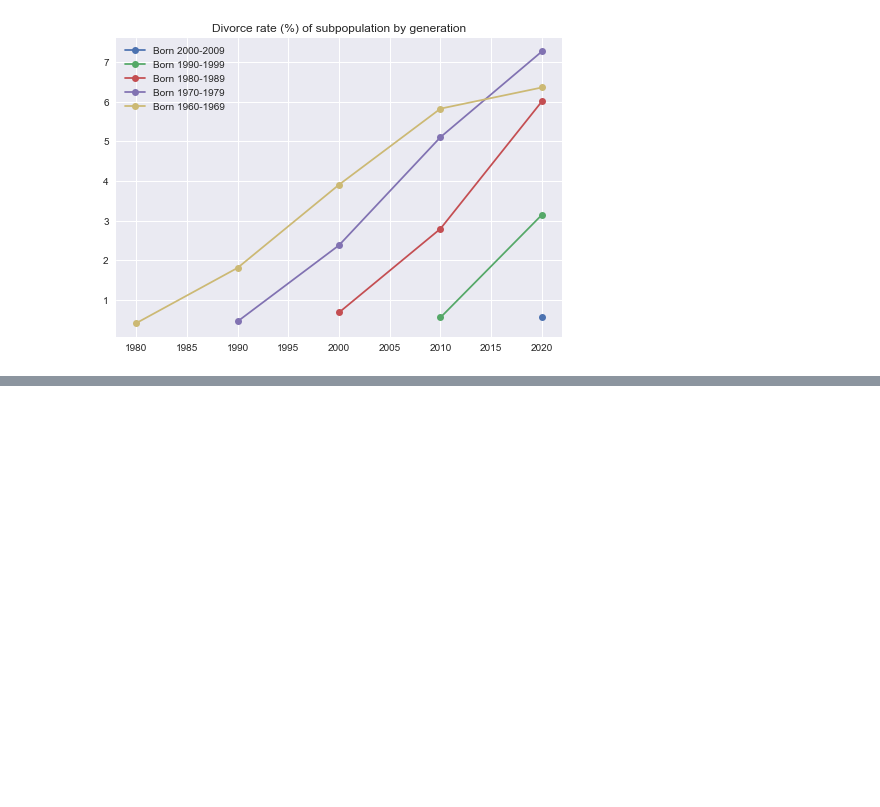
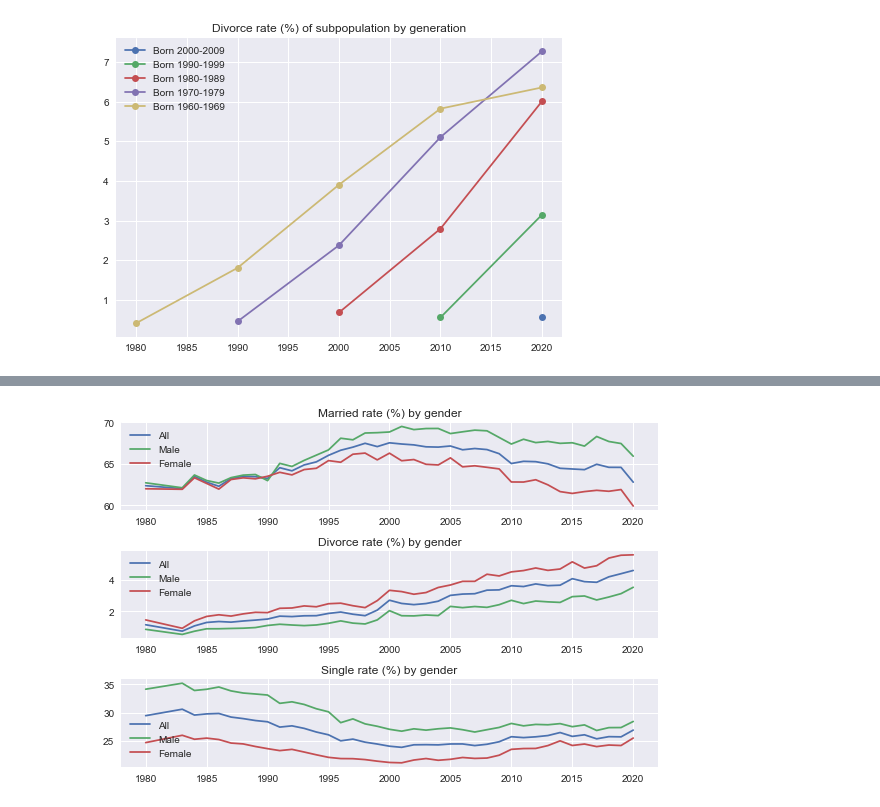
Before and after one commit to jetnew/sg-divorces, a Jupyter notebook: crunching.ipynb, the cells around one changed output, grey strips where cells are left out. Saved outputs shown, nothing was run; the diff lists cells and outputs as text; code cells hidden in the pictures; blank space fills up the shorter version.

```diff
--- a/crunching.ipynb
+++ b/crunching.ipynb
@@ -153,0 +156,51 @@ plt.show()
+# %%
+cols_total = list(range(0, 90, 15))
+cols_married = list(range(2, 90, 15))
+cols_divorced = list(range(4, 90, 15))
+cols_single = list(range(1, 90, 15))
+
+cols_total_male = list(range(5, 90, 15))
+cols_married_male = list(range(7, 90, 15))
+cols_divorced_male = list(range(9, 90, 15))
+cols_single_male = list(range(6, 90, 15))
+
+cols_total_female = list(range(10, 90, 15))
+cols_married_female = list(range(12, 90, 15))
+cols_divorced_female = list(range(14, 90, 15))
+cols_single_female = list(range(11, 90, 15))
+
+df_married_rate = df[cols_married].sum(axis=1) / df[cols_total].sum(axis=1) * 100
+df_married_rate_male = df[cols_married_male].sum(axis=1) / df[cols_total_male].sum(axis=1) * 100
+df_married_rate_female = df[cols_married_female].sum(axis=1) / df[cols_total_female].sum(axis=1) * 100
+
+df_divorce_rate = df[cols_divorced].sum(axis=1) / df[cols_total].sum(axis=1) * 100
+df_divorce_rate_male = df[cols_divorced_male].sum(axis=1) / df[cols_total_male].sum(axis=1) * 100
+df_divorce_rate_female = df[cols_divorced_female].sum(axis=1) / df[cols_total_female].sum(axis=1) * 100
+
+df_single_rate = df[cols_single].sum(axis=1) / df[cols_total].sum(axis=1) * 100
+df_single_rate_male = df[cols_single_male].sum(axis=1) / df[cols_total_male].sum(axis=1) * 100
+df_single_rate_female = df[cols_single_female].sum(axis=1) / df[cols_total_female].sum(axis=1) * 100
+
+fig, (ax1, ax2, ax3) = plt.subplots(3, 1)
+ax1.set_title("Married rate (%) by gender")
+ax1.plot(df_married_rate, label='All')
+ax1.plot(df_married_rate_male, label='Male')
+ax1.plot(df_married_rate_female, label='Female')
+ax1.legend(loc='best')
+
+ax2.set_title("Divorce rate (%) by gender")
+ax2.plot(df_divorce_rate, label='All')
+ax2.plot(df_divorce_rate_male, label='Male')
+ax2.plot(df_divorce_rate_female, label='Female')
+ax2.legend(loc='best')
+
+ax3.set_title("Single rate (%) by gender")
+ax3.plot(df_single_rate, label='All')
+ax3.plot(df_single_rate_male, label='Male')
+ax3.plot(df_single_rate_female, label='Female')
+ax3.legend(loc='best')
+
+plt.tight_layout()
+plt.show()
+# %% [output]
+[figure, added]
```
Also changed, not shown: parts of 2 cells of this notebook, 1 other file.
